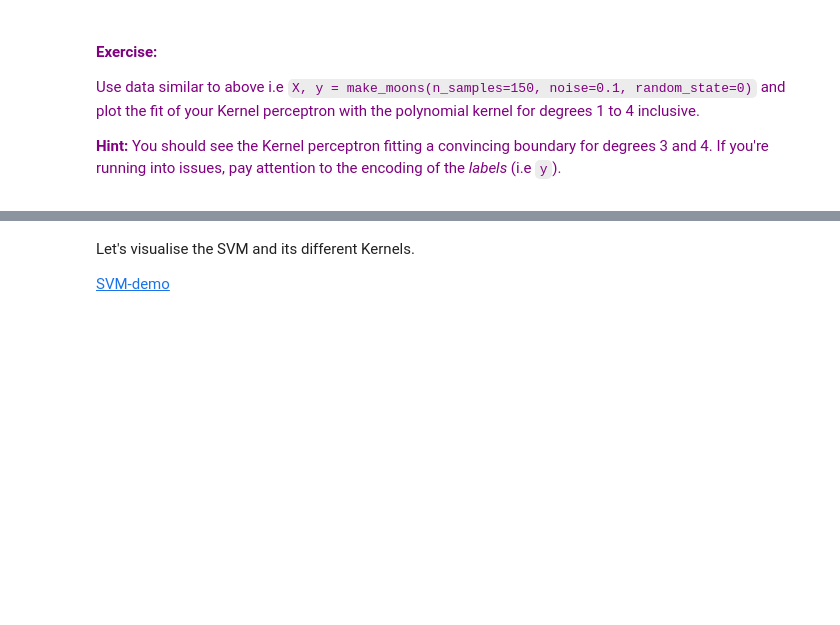
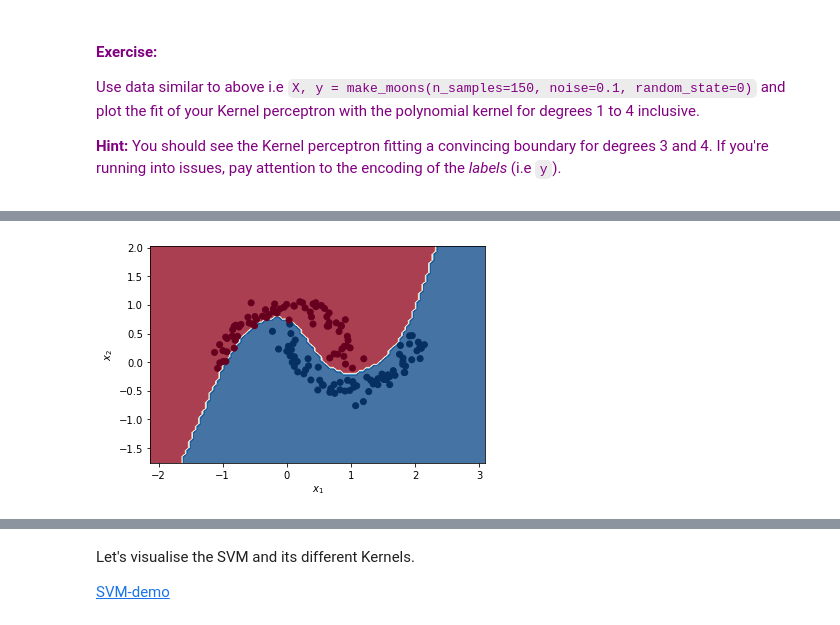
Before and after one commit to nerrma/tutoring, a Jupyter notebook: notebooks/KernelMethods-Lab.ipynb, the cells around one changed output, grey strips where cells are left out. Drawn from its saved outputs; the diff is of its cells as text; code cells hidden in the pictures; blank space fills up the shorter version.

```diff
--- a/notebooks/KernelMethods-Lab.ipynb
+++ b/notebooks/KernelMethods-Lab.ipynb
@@ -256,0 +293,10 @@ for i, ax in enumerate(axs.flat):
+# %%
+from sklearn.metrics import pairwise_distances
+def rbf_kernel(x, y, gamma=1):
+    return np.exp(-gamma * pairwise_distances(x, y, 'sqeuclidean'))
+# %%
+kp = KernelPerceptron(rbf_kernel)
+kp.fit(X, y)
+plot_decision_boundary(X, y, kp, plt.subplot(111))
+# %% [output]
+[figure, added]
```
Also changed, not shown: parts of 13 cells of this notebook.
